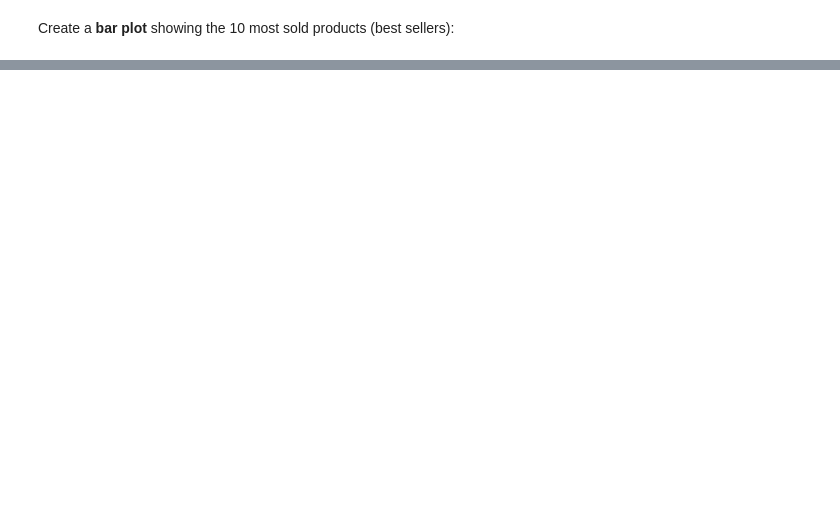
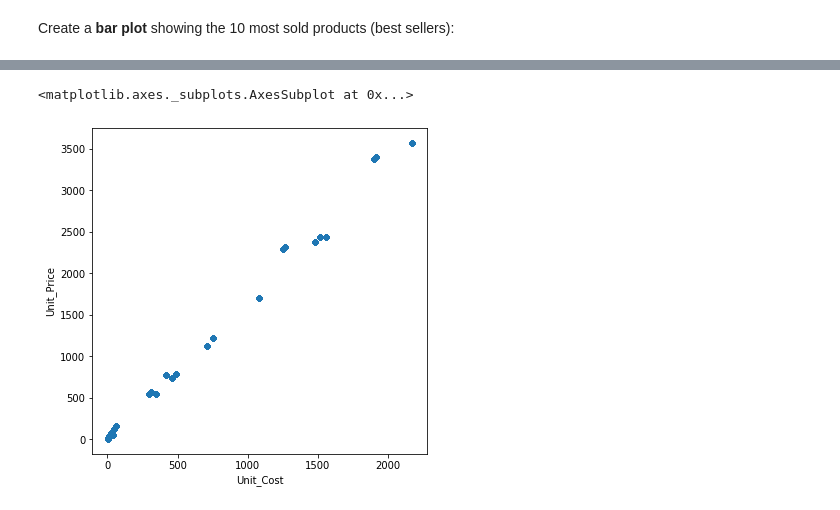
Before and after one commit to yhdchan/FreeCodeCamp-Pandas-Real-Life-Example, a Jupyter notebook: Exercises_1.ipynb, the cells around one changed output, grey strips where cells are left out. Saved outputs shown, nothing was run; the diff lists cells and outputs as text; code cells hidden in the pictures; blank space fills up the shorter version.

```diff
--- a/Exercises_1.ipynb
+++ b/Exercises_1.ipynb
@@ -128,3 +199,8 @@ Show a <b>scatter plot</b> between both columns.
+# %%
+sales.plot(kind='scatter', x='Unit_Cost', y='Unit_Price', figsize=(6,6))
+# %% [output]
+<matplotlib.axes._subplots.AxesSubplot at 0x...>
+[figure, added]
 # %%
 sales.plot(kind='scatter', x='Unit_Cost', y='Unit_Price', figsize=(6,6))
 # %% [markdown]
```
Also changed, not shown: parts of 94 cells of this notebook.
